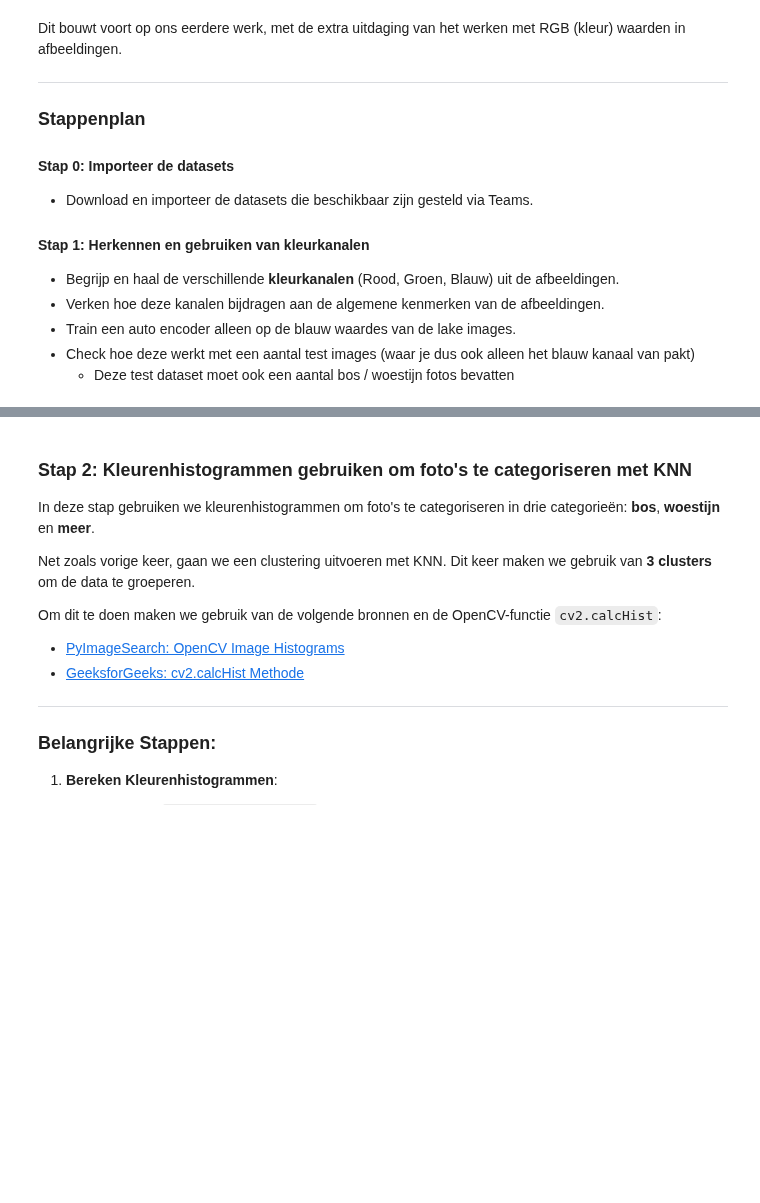
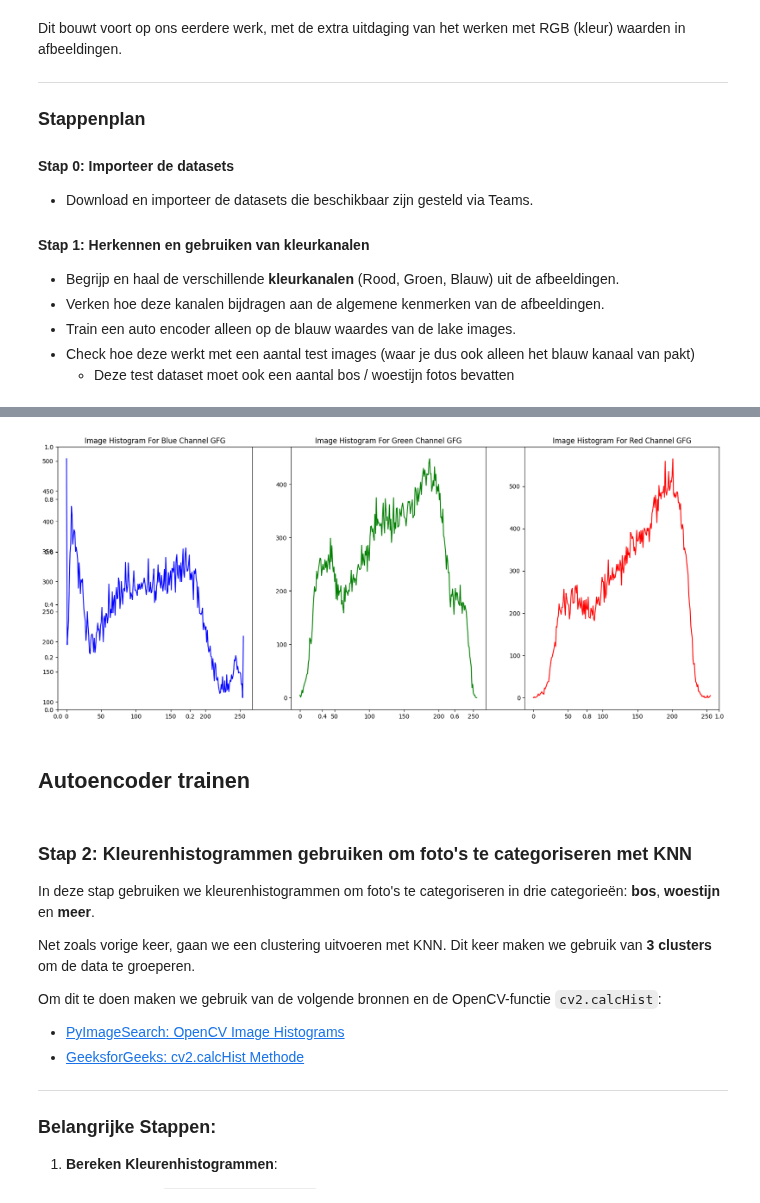
Before and after one commit to yanj27/Smart_Industry, a Jupyter notebook: Smart Industry/College 7/Werkcollege_7_RGB.ipynb, the cells around one changed output, grey strips where cells are left out. Saved outputs shown, nothing was run; the diff lists cells and outputs as text; code cells hidden in the pictures; blank space fills up the shorter version.

```diff
--- a/Smart Industry/College 7/Werkcollege_7_RGB.ipynb
+++ b/Smart Industry/College 7/Werkcollege_7_RGB.ipynb
@@ -66,6 +68,28 @@ blue_channel = image[:, :, 0]  # The first channel in BGR is blue
 
 # Resize the blue channel to a fixed size (optional)
 resized_blue_channel = cv2.resize(blue_channel, (128, 128), interpolation=cv2.INTER_LINEAR)
+# %%
+fig, ax = plt.subplots(figsize=(20, 8))
+hist_B = cv2.calcHist([image],[0],None,[256],[0,256])
+plt.subplot(1, 3, 1)
+plt.plot(hist_B, color='b')
+plt.title('Image Histogram For Blue Channel GFG')
+
+hist_G = cv2.calcHist([image],[1],None,[256],[0,256])
+plt.subplot(1, 3, 2)
+plt.plot(hist_G, color='g')
+plt.title('Image Histogram For Green Channel GFG')
+
+hist_R = cv2.calcHist([image],[2],None,[256],[0,256])
+plt.subplot(1, 3, 3)
+plt.plot(hist_R, color='r')
+plt.title('Image Histogram For Red Channel GFG')
+
+plt.show()
+# %% [output]
+[figure, added]
+# %% [markdown]
+## Autoencoder trainen
 # %% [markdown]
 ### Stap 2: Kleurenhistogrammen gebruiken om foto's te categoriseren met KNN
 
```
Also changed, not shown: parts of 6 cells of this notebook.
